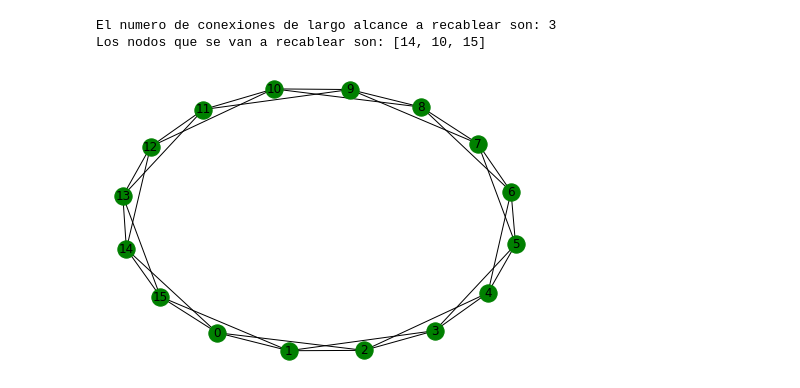
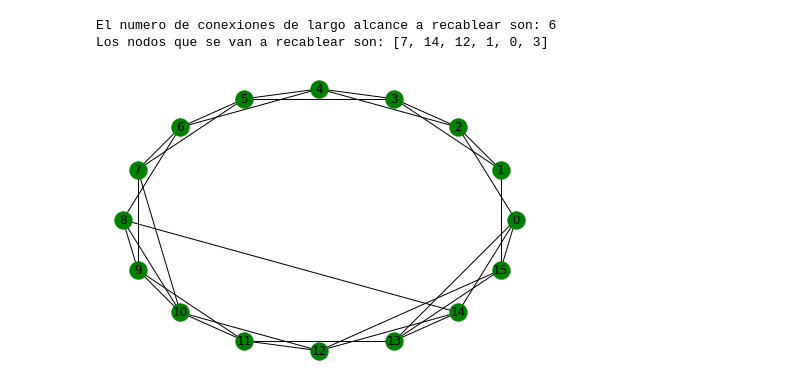
Before and after one commit to ErnestoCisnero/Probando-NetworkX-Tesis-Maestria, a Jupyter notebook: sanchez.ipynb, the cells around one changed output. Cells and saved outputs as stored; diff of their text form; code cells hidden in the pictures.

Commit message:
hasta punto 2 del algoritmo

```diff
--- a/sanchez.ipynb
+++ b/sanchez.ipynb
@@ -3,17 +3,6 @@ import networkx as nx
 import random as rd
 opts = {"with_labels": True, "node_color":'g'}
 # %%
-#Inicia una red conectando cada nodo a sus 2k vecinos
-def create_regular_network(n, k,p):
-    if k > 0.16*n:
-        raise Exception("k debe ser <= que el 16% de n")
-    G = nx.cycle_graph(n)
-    for v in G:
-        for o in range(2, k+1): #decide hasta que nodo se va a conectar
-            G.add_edge(v, (v+o) % n)#crea la conexion
-    print("El numero de conexiones de largo alcance a recablear son:",round(n*k*p))
-    return G
-
 #Funcion para seleccionar los nodos que se reconectan, a partir de nkp
 def set_nodes_to_reconnect(n,k,p):
     nodes = []
@@ -24,11 +13,34 @@ def set_nodes_to_reconnect(n,k,p):
                 nodes.append(node)
     print("Los nodos que se van a recablear son:", nodes)
     return nodes
+
+
+#Funcion para conectar los nodos
+def connect_nodes(G,nodes):
+    for sender in nodes:
+        receiver = rd.randint(0,len(G)-1)
+        if receiver != sender and not G.has_edge(sender, receiver):
+            G.remove_edge(sender, (sender+1)%len(G))
+            G.add_edge(sender, receiver)
+    return G
+
+
+#Inicia una red conectando cada nodo a sus 2k vecinos
+def create_SW_network(n, k,p):
+    if k > 0.16*n:
+        raise Exception("k debe ser <= que el 16% de n")
+    G = nx.cycle_graph(n)
+    for v in G:
+        for o in range(2, k+1): #decide hasta que nodo se va a conectar
+            G.add_edge(v, (v+o) % n)#crea la conexion
+    print("El numero de conexiones de largo alcance a recablear son:",round(n*k*p))
+    nodes = set_nodes_to_reconnect(n,k,p)
+    G = connect_nodes(G, nodes)
+    return G
 # %%
-G = create_regular_network(16,2,0.1)
-set_nodes_to_reconnect(16,2,0.1)
-nx.draw(G,**opts)
+G = create_SW_network(16,2,0.2)
+nx.draw_circular(G,**opts)
 # %% [output]
-El numero de conexiones de largo alcance a recablear son: 3
-Los nodos que se van a recablear son: [14, 10, 15]
+El numero de conexiones de largo alcance a recablear son: 6
+Los nodos que se van a recablear son: [7, 14, 12, 1, 0, 3]
-[figure, old version]
+[figure, new version]
```
